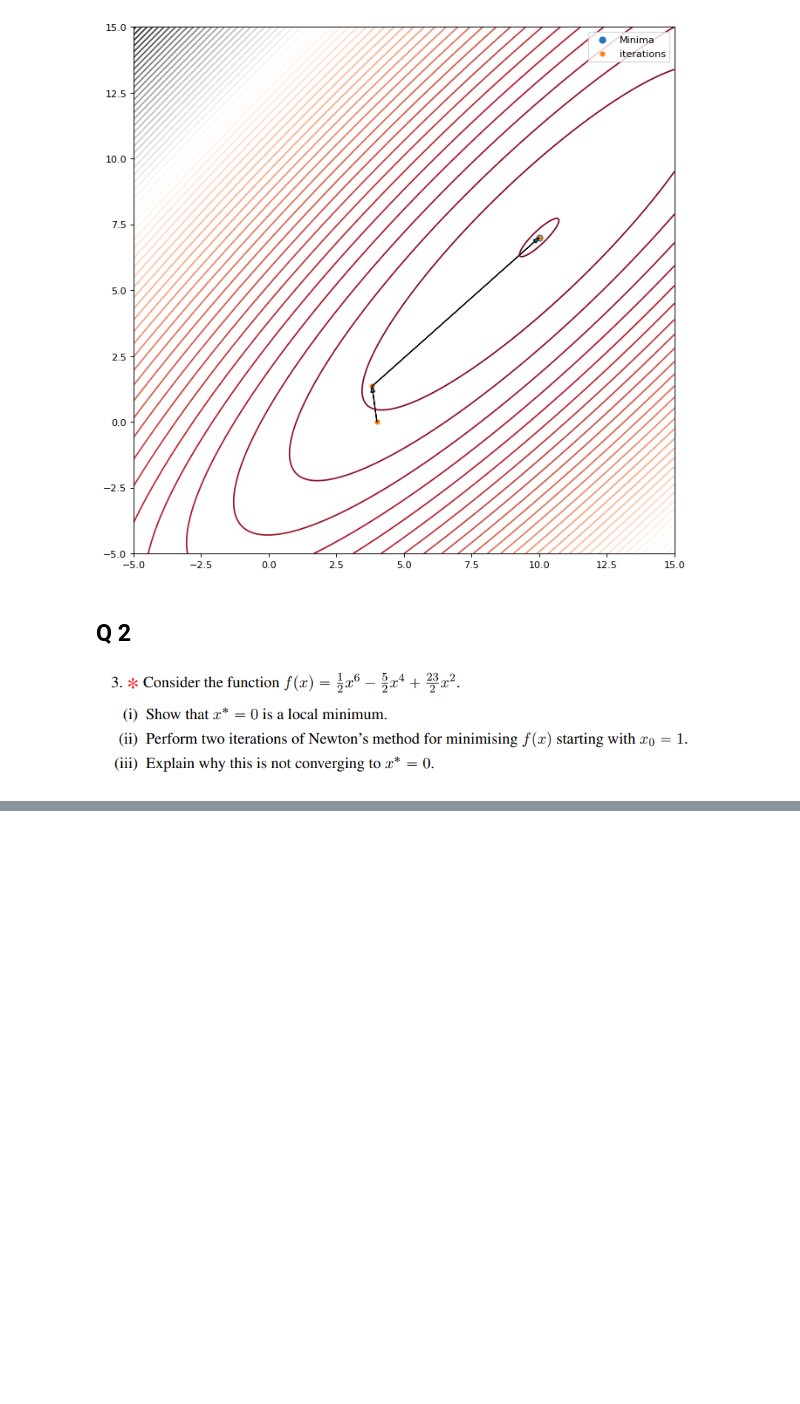
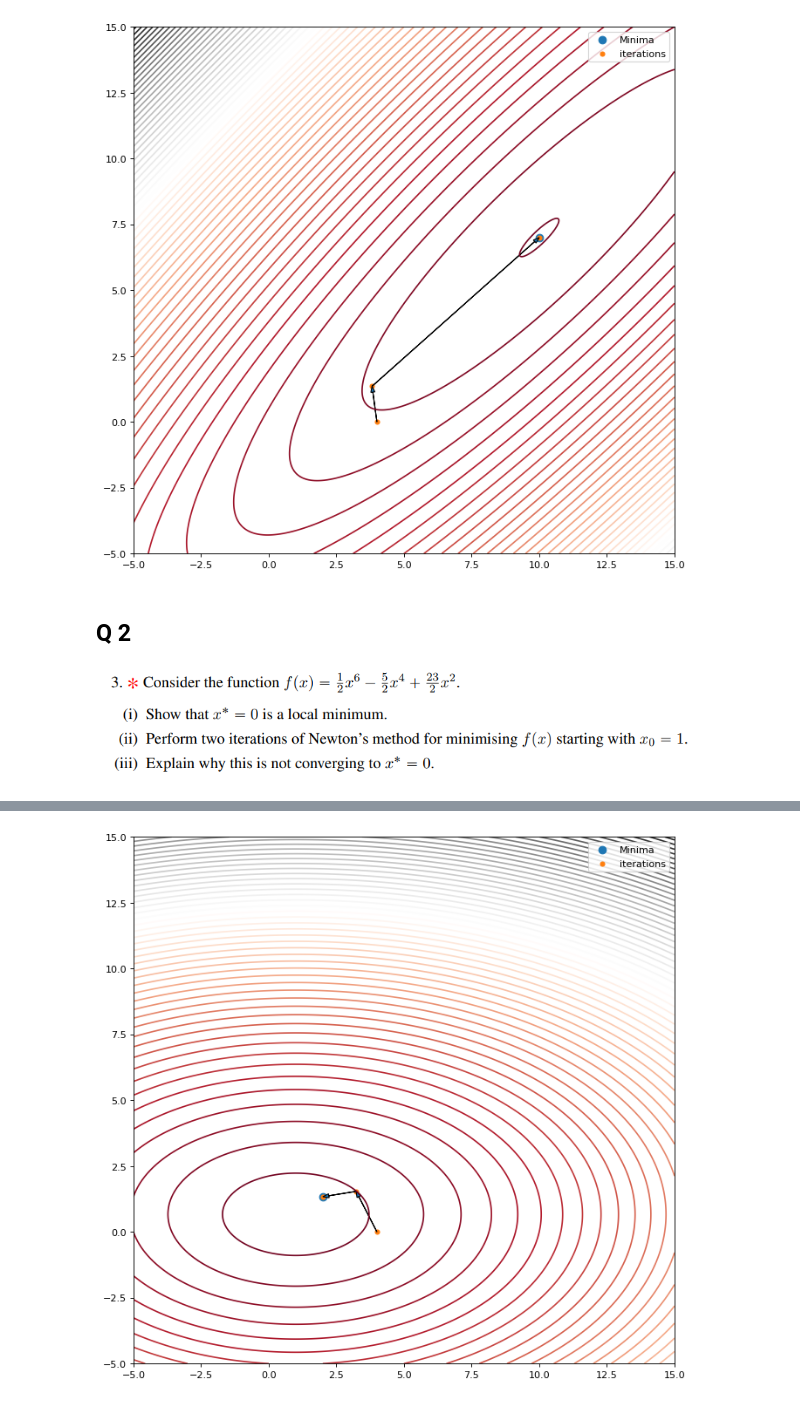
Before and after one commit to YassYe/LinearProgramingBonanza, a Jupyter notebook: week9Problems.ipynb, the cells around one changed output, grey strips where cells are left out. Cells and saved outputs as stored; diff of their text form; code cells hidden in the pictures; blank space fills up the shorter version.

```diff
--- a/week9Problems.ipynb
+++ b/week9Problems.ipynb
@@ -185,0 +191,37 @@ plt.show()
+# %%
+Q = np.array([[1,0],[0, 3]])
+b = np.array([2, 4])
+b = b.reshape(2,1)
+x0 = np.array([4,0])
+x0 = x0.reshape(2,1)
+xk = x0
+xarr3 = [x0]
+d = -((Q@xk - b)).reshape(2,1)
+grdf = d
+while np.linalg.norm(d) >= 1e-10:
+    a0 = ((grdf.T@grdf)/(d.T@Q@d))[0][0]
+    xk_1 = xk + a0*d
+    gradfk = (Q@xk_1 - b).reshape(2,1)
+    bta = ((gradfk.T@Q@d)/(d.T@Q@d))[0][0]
+    dk = -gradfk + bta*d
+    xarr3.append(xk_1)
+    xk = xk_1
+    d = dk
+    grdf = gradfk
+
+xarr3= np.array(xarr3).squeeze()
+# %%
+x_opt = np.linalg.inv(Q)@b
+u = np.linspace(-5,15, 1000)
+x, y = np.meshgrid(u,u)
+z = x**2 +3*y**2-2*x-4*y + 10
+plt.figure(figsize=(10,10), dpi = 80)
+plt.contour(x,y,z, 60, cmap = "RdGy")
+plt.scatter(x_opt[0],x_opt[1], s = 60)
+plt.scatter(xarr3[:,0], xarr3[:,1], s = 20)
+for i in range(xarr3[:,0].shape[0]-1):
+    plt.arrow(xarr3[i,0], xarr3[i,1], xarr3[i+1,0] -xarr3[i,0]  ,xarr3[i+1,1] -xarr3[i,1], head_width=0.15 , length_includes_head = True)
+plt.legend(["Minima",  "iterations"])
+plt.savefig("ters4.pdf")
+# %% [output]
+[figure, added]
```
Also changed, not shown: parts of 6 cells of this notebook, 3 other files.
